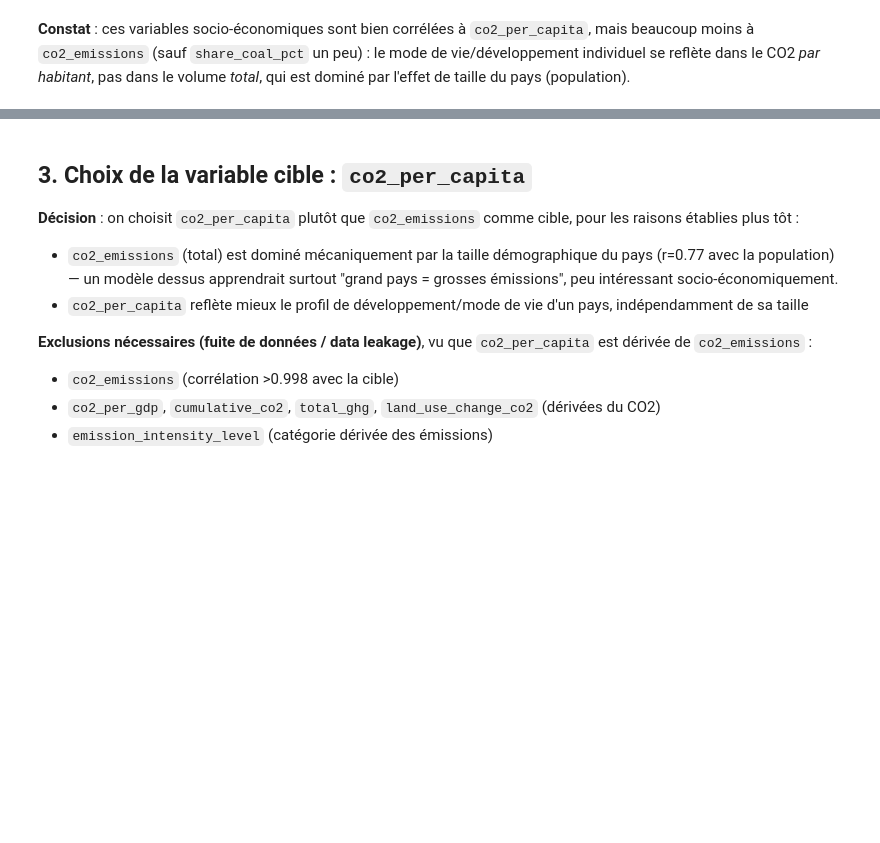
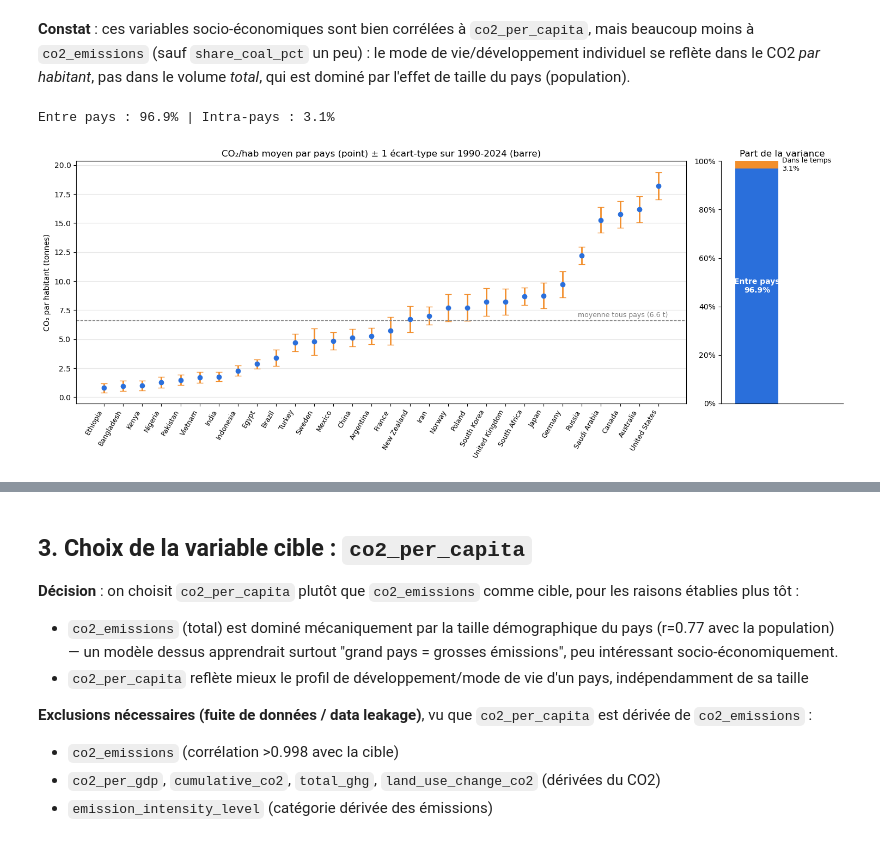
Before and after one commit to julietteboron/DESU_projet, a Jupyter notebook: Climat_DM_clean.ipynb, the cells around one changed output, grey strips where cells are left out. Cells and saved outputs as stored; diff of their text form; code cells hidden in the pictures; blank space fills up the shorter version.

```diff
--- a/Climat_DM_clean.ipynb
+++ b/Climat_DM_clean.ipynb
@@ -201,2 +206,51 @@ plt.tight_layout()
 # %% [markdown]
 **Constat** : ces variables socio-économiques sont bien corrélées à `co2_per_capita`, mais beaucoup moins à `co2_emissions` (sauf `share_coal_pct` un peu) : le mode de vie/développement individuel se reflète dans le CO2 *par habitant*, pas dans le volume *total*, qui est dominé par l'effet de taille du pays (population).
+# %%
+y = df_annual['co2_per_capita']
+moy_pays = df_annual.groupby('country')['co2_per_capita'].transform('mean')
+
+var_totale = y.var(ddof=0)
+var_entre  = moy_pays.var(ddof=0)          # différences entre pays
+var_intra  = (y - moy_pays).var(ddof=0)    # évolution dans le temps d'un même pays
+
+print(f"Entre pays : {var_entre/var_totale:.1%} | Intra-pays : {var_intra/var_totale:.1%}")
+# %% [output]
+Entre pays : 96.9% | Intra-pays : 3.1%
+# %%
+# Moyenne ± écart-type du CO2/hab de chaque pays (sur ses 35 années), pays triés par moyenne
+stats_pays = df_annual.groupby('country')['co2_per_capita'].agg(['mean', 'std']).sort_values('mean')
+moy_globale = y.mean()
+
+fig, (ax1, ax2) = plt.subplots(1, 2, figsize=(15, 6), gridspec_kw={'width_ratios': [5, 1]})
+
+# Gauche : point = moyenne du pays (écarts ENTRE pays), barre = ± 1 écart-type (variation DANS le temps)
+x = range(len(stats_pays))
+ax1.errorbar(x, stats_pays['mean'], yerr=stats_pays['std'], fmt='o', color='#2a6fdb',
+             ecolor='#f28e2b', elinewidth=2, capsize=4, markersize=6)
+ax1.axhline(moy_globale, color='gray', linestyle='--', linewidth=1)
+ax1.text(len(stats_pays) - 0.5, moy_globale + 0.3, f'moyenne tous pays ({moy_globale:.1f} t)',
+         ha='right', color='gray', fontsize=9)
+ax1.set_xticks(x)
+ax1.set_xticklabels(stats_pays.index, rotation=60, ha='right', fontsize=9)
+ax1.set_ylabel('CO₂ par habitant (tonnes)')
+ax1.set_title('CO₂/hab moyen par pays (point) ± 1 écart-type sur 1990-2024 (barre)')
+ax1.grid(axis='y', alpha=0.3)
+
+# Droite : décomposition de la variance
+part_entre, part_intra = var_entre / var_totale, var_intra / var_totale
+ax2.bar(0, part_entre, color='#2a6fdb', width=0.6)
+ax2.bar(0, part_intra, bottom=part_entre, color='#f28e2b', width=0.6)
+ax2.text(0, part_entre / 2, f'Entre pays\n{part_entre:.1%}', ha='center', va='center', color='white', fontweight='bold')
+ax2.text(0.35, part_entre + part_intra / 2, f'Dans le temps\n{part_intra:.1%}', ha='left', va='center', fontsize=9)
+ax2.set_xlim(-0.5, 1.2)
+ax2.set_ylim(0, 1)
+ax2.set_xticks([])
+ax2.yaxis.set_major_formatter(plt.matplotlib.ticker.PercentFormatter(1))
+ax2.set_title('Part de la variance')
+for s in ['top', 'right']:
+    ax2.spines[s].set_visible(False)
+
+plt.tight_layout()
+plt.show()
+# %% [output]
+[figure, added]
```
Also changed, not shown: parts of 24 cells of this notebook.
